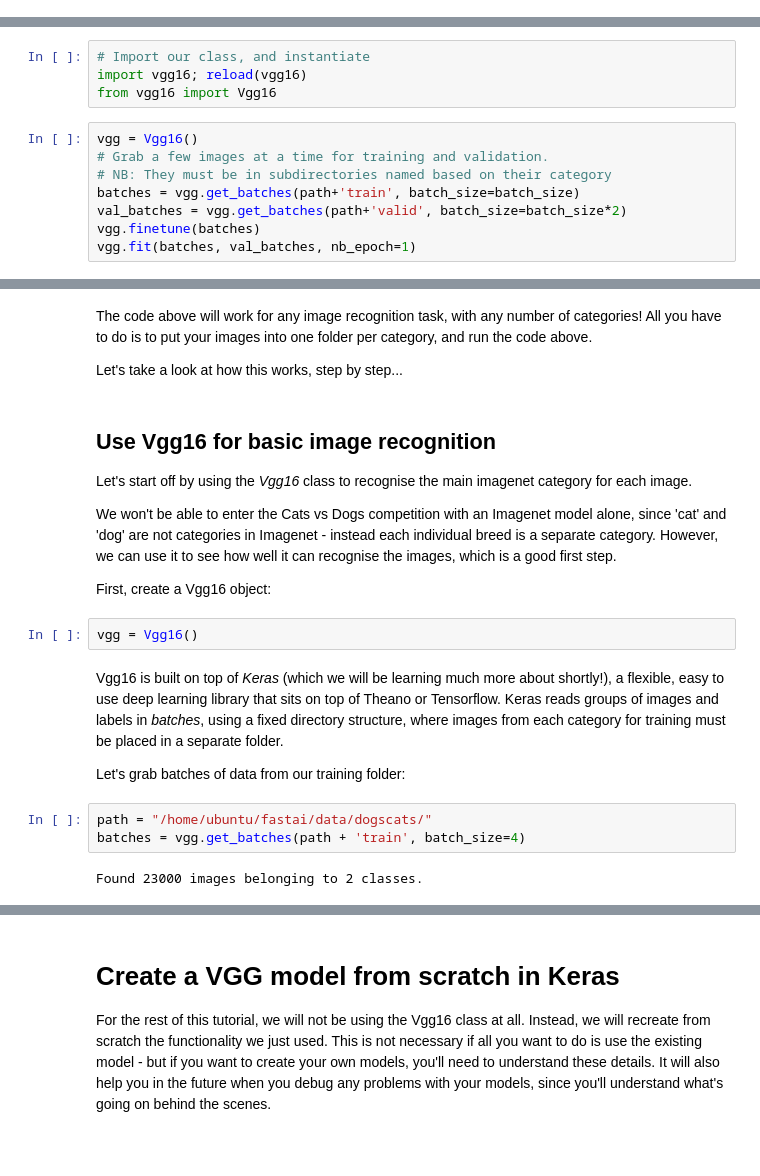
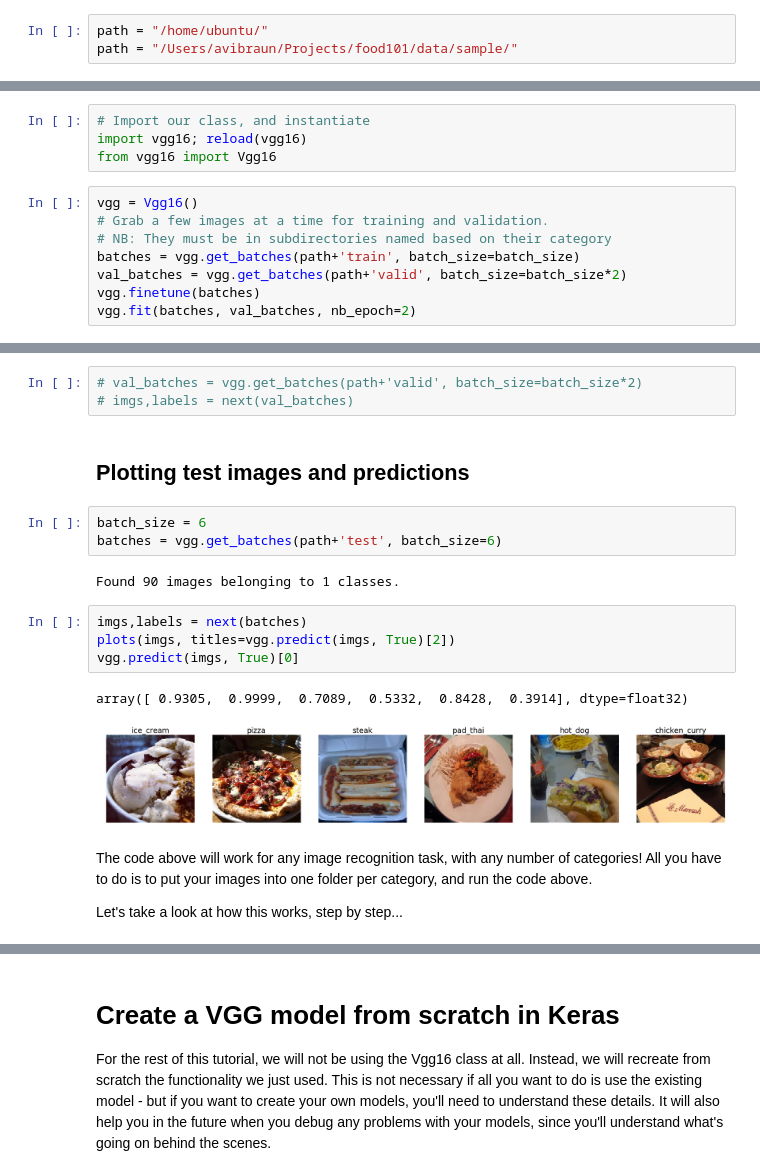
Before and after one commit to BraunAvi/food101, a Jupyter notebook: nbs/food101-Python3_local.ipynb, the cells around one changed output, grey strips where cells are left out. Drawn from its saved outputs; the diff is of its cells as text; blank space fills up the shorter version.

Commit message:
food101: create sample set; local file now predict food items

```diff
--- a/nbs/food101-Python3_local.ipynb
+++ b/nbs/food101-Python3_local.ipynb
@@ -56,3 +84,6 @@ path = "/home/ubuntu/fastai/data/dogscats/"
+# %%
+path = "/home/ubuntu/"
+path = "/Users/avibraun/Projects/food101/data/sample/"
 # %% [markdown]
 A few basic libraries that we'll need for the initial exercises:
 # %%
@@ -98,5 +130,5 @@ vgg = Vgg16()
 batches = vgg.get_batches(path+'train', batch_size=batch_size)
 val_batches = vgg.get_batches(path+'valid', batch_size=batch_size*2)
 vgg.finetune(batches)
-vgg.fit(batches, val_batches, nb_epoch=1)
+vgg.fit(batches, val_batches, nb_epoch=2)
 # %% [output]
@@ -108,23 +141,21 @@ NameError: name 'path' is not defined
+# %%
+# val_batches = vgg.get_batches(path+'valid', batch_size=batch_size*2)
+# imgs,labels = next(val_batches)
+# %% [markdown]
+## Plotting test images and predictions
+# %%
+batch_size = 6
+batches = vgg.get_batches(path+'test', batch_size=6)
+# %% [output]
+Found 90 images belonging to 1 classes.
+# %%
+imgs,labels = next(batches)
+plots(imgs, titles=vgg.predict(imgs, True)[2])
+vgg.predict(imgs, True)[0]
+# %% [output]
+array([ 0.9305,  0.9999,  0.7089,  0.5332,  0.8428,  0.3914], dtype=float32)
+[figure, added]
 # %% [markdown]
 The code above will work for any image recognition task, with any number of categories! All you have to do is to put your images into one folder per category, and run the code above.
 
 Let's take a look at how this works, step by step...
-# %% [markdown]
-## Use Vgg16 for basic image recognition
-
-Let's start off by using the *Vgg16* class to recognise the main imagenet category for each image.
-
-We won't be able to enter the Cats vs Dogs competition with an Imagenet model alone, since 'cat' and 'dog' are not categories in Imagenet - instead each individual breed is a separate category. However, we can use it to see how well it can recognise the images, which is a good first step.
-
-First, create a Vgg16 object:
-# %%
-vgg = Vgg16()
-# %% [markdown]
-Vgg16 is built on top of *Keras* (which we will be learning much more about shortly!), a flexible, easy to use deep learning library that sits on top of Theano or Tensorflow. Keras reads groups of images and labels in *batches*, using a fixed directory structure, where images from each category for training must be placed in a separate folder.
-
-Let's grab batches of data from our training folder:
-# %%
-path = "/home/ubuntu/fastai/data/dogscats/"
-batches = vgg.get_batches(path + 'train', batch_size=4)
-# %% [output]
-Found 23000 images belonging to 2 classes.
```
Also changed, not shown: parts of 31 cells of this notebook, 3 other files.
